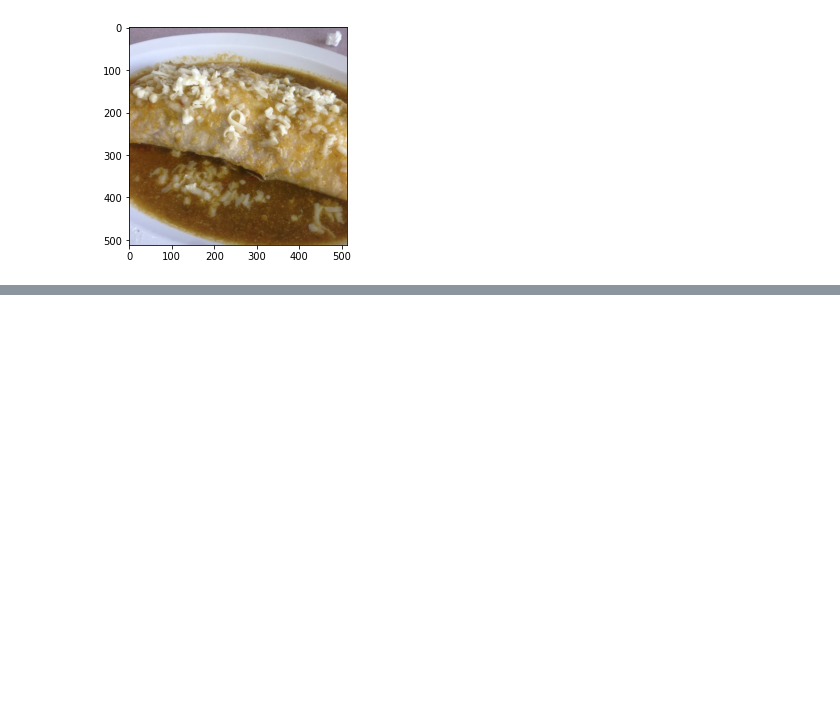
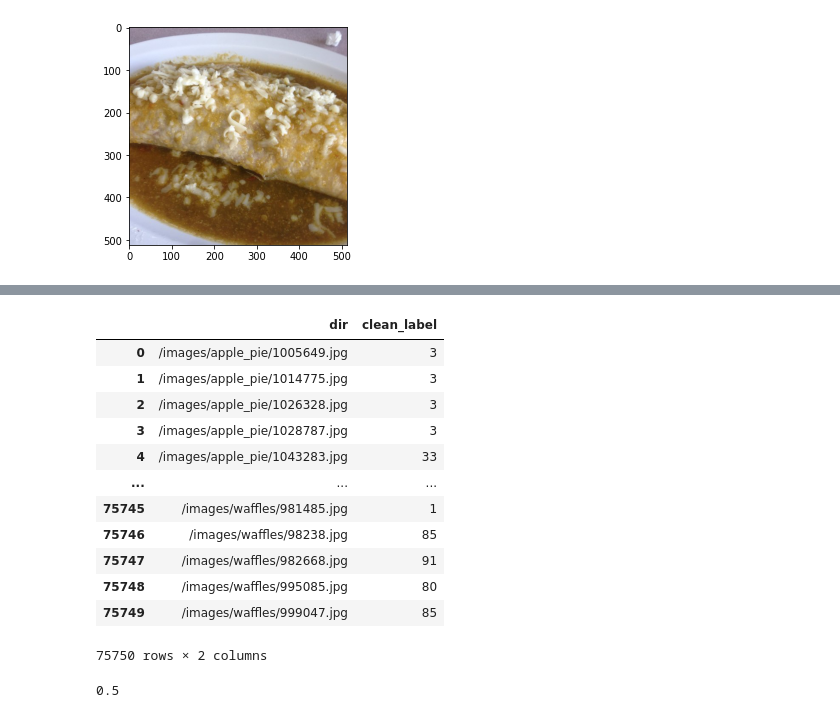
Before and after one commit to xavierlopeze/PFM_Noisy_Labels, a Jupyter notebook: MLNT_Food101/baseline_food_2.ipynb, the cells around one changed output, grey strips where cells are left out. Cells and saved outputs as stored; diff of their text form; code cells hidden in the pictures; blank space fills up the shorter version.

```diff
--- a/MLNT_Food101/baseline_food_2.ipynb
+++ b/MLNT_Food101/baseline_food_2.ipynb
@@ -426,0 +559,20 @@ TEST()
+# %%
+noise_generated
+# %% [output]
+|  | dir | clean_label |
+| 0 | /images/apple_pie/1005649.jpg | 3 |
+| 1 | /images/apple_pie/1014775.jpg | 3 |
+| 2 | /images/apple_pie/1026328.jpg | 3 |
+| 3 | /images/apple_pie/1028787.jpg | 3 |
+| 4 | /images/apple_pie/1043283.jpg | 33 |
+| ... | ... | ... |
+| 75745 | /images/waffles/981485.jpg | 1 |
+| 75746 | /images/waffles/98238.jpg | 85 |
+| 75747 | /images/waffles/982668.jpg | 91 |
+| 75748 | /images/waffles/995085.jpg | 80 |
+| 75749 | /images/waffles/999047.jpg | 85 |
+75750 rows × 2 columns
+# %%
+config.r
+# %% [output]
+0.5
```
Also changed, not shown: parts of 25 cells of this notebook, 3 other files.
